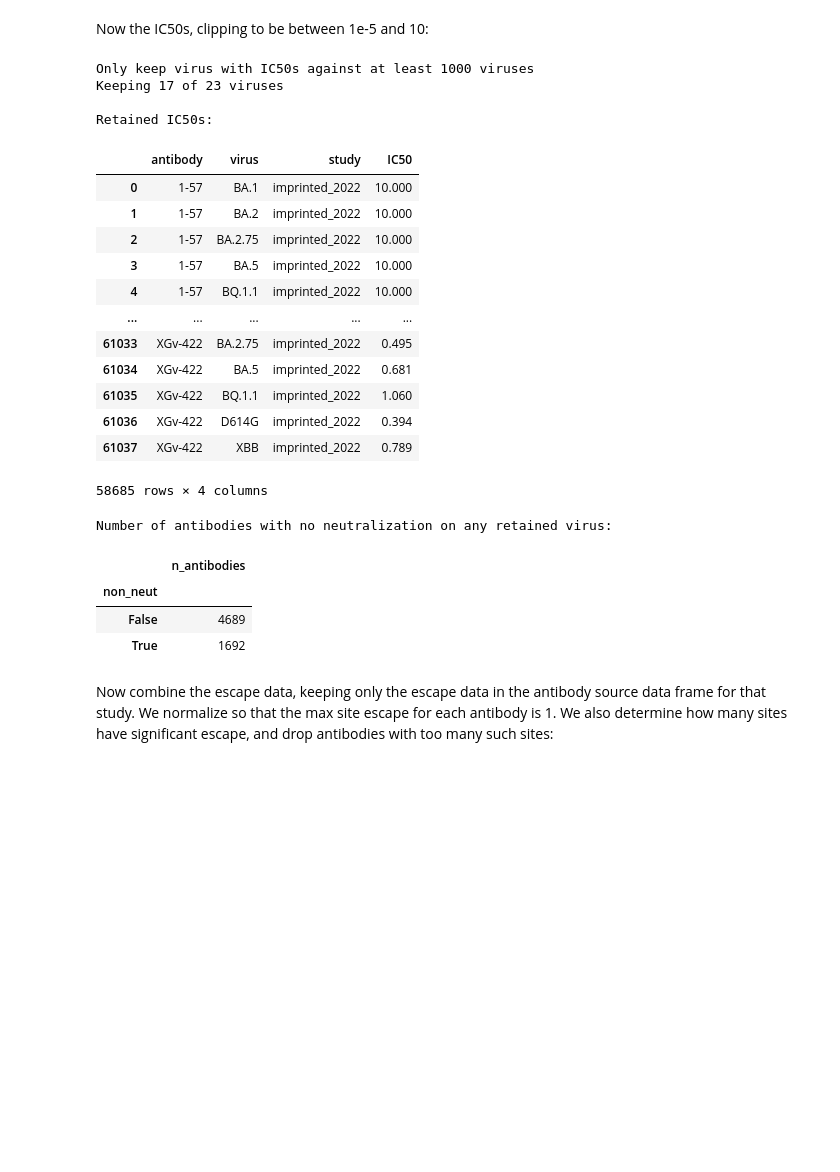
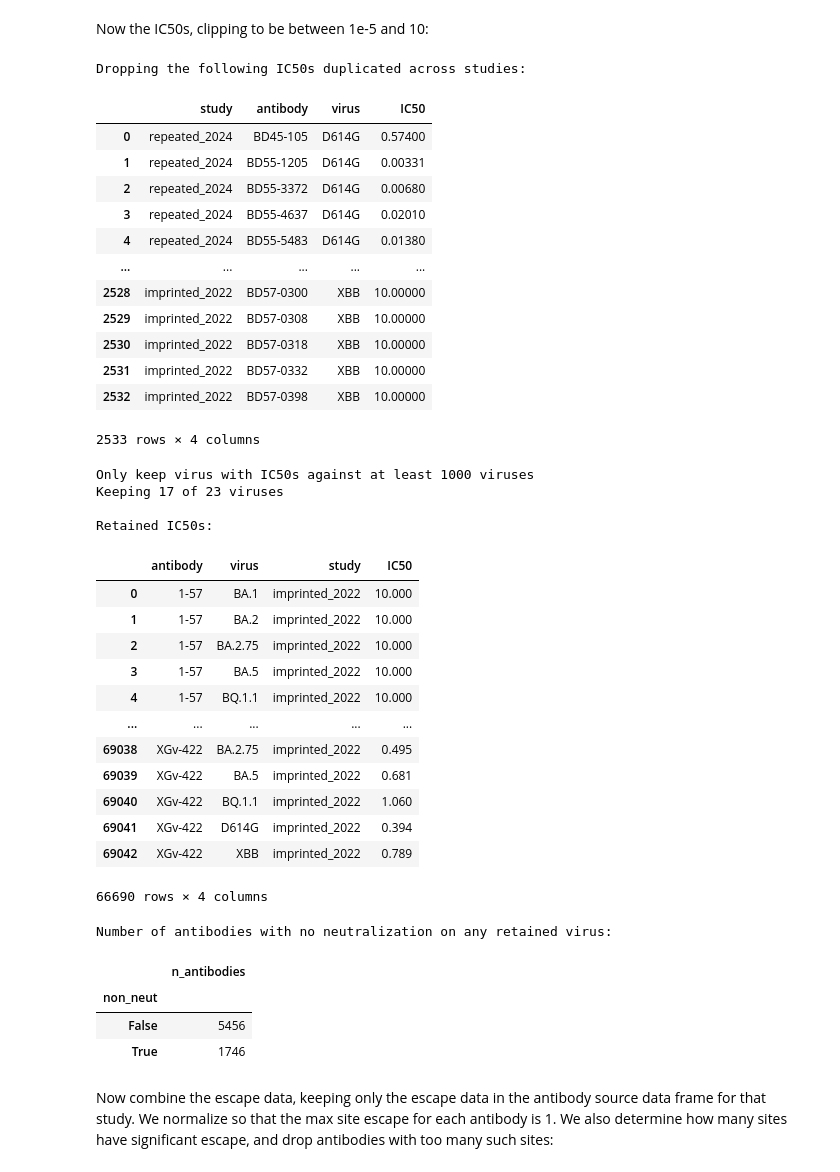
Before and after one commit to jbloomlab/SARS2-RBD-escape-calc, a Jupyter notebook: process_data.ipynb, the cells around one changed output. Drawn from its saved outputs; the diff is of its cells as text; code cells hidden in the pictures; blank space fills up the shorter version.

```diff
--- a/process_data.ipynb
+++ b/process_data.ipynb
@@ -27,11 +27,10 @@ antibody_reweighting = config["antibody_reweighting"]
 # %% [markdown]
 ## Process data from [Evolving antibody response to SARS-CoV-2 antigenic shift from XBB to JN.1](https://www.nature.com/articles/s41586-024-08315-x)
 # %%
-# read the data for Excel Data S2
+# read the antibody data
 evolving_2024_info = (
-    pd.read_excel(
-        "https://static-content.springer.com/esm/art%3A10.1038%2Fs41586-024-08315-x/MediaObjects/41586_2024_8315_MOESM5_ESM.xlsx",
-        header=1,
+    pd.read_csv(
+        "Cao_data/JN1-evolving-antibody-response/data/_Table_S2.csv",
     )
     .assign(study="evolving_2024")
 )
@@ -645,8 +662,8 @@ antibody_ic50s = (
     )
 )
 
-# print("Dropping the following IC50s duplicated across studies:")
-# display(antibody_ic50s.groupby(["antibody", "virus"]).tail(-1).reset_index(drop=True))
+print("Dropping the following IC50s duplicated across studies:")
+display(antibody_ic50s.groupby(["antibody", "virus"]).tail(-1).reset_index(drop=True))
 
 # keep just one of IC50s repeated across studies
 antibody_ic50s = antibody_ic50s.groupby(["antibody", "virus"]).first().reset_index()
@@ -661,55 +678,69 @@ n_antibodies_per_virus = (
     .sort_values("n_antibodies", ascending=False)
     .reset_index()
 )
 viruses_w_enough_antibodies = (
     n_antibodies_per_virus
     .query("n_antibodies >= @virus_min_antibodies")
     ["virus"]
     .tolist()
 )
 print(
     f"Keeping {len(viruses_w_enough_antibodies)} of "
     f"{len(n_antibodies_per_virus)} viruses"
 )
 antibody_ic50s = antibody_ic50s.query("virus in @viruses_w_enough_antibodies")
 
 print("\nRetained IC50s:")
 display(antibody_ic50s)
 
 print("\nNumber of antibodies with no neutralization on any retained virus:")
 assert antibody_ic50s["IC50"].dtype == float
 assert (antibody_ic50s["IC50"] <= 10).all()
 display(
     antibody_ic50s
     .assign(non_neut=lambda x: x["IC50"] == 10)
     .groupby("antibody", as_index=False)
     .aggregate({"non_neut": "all"})
     .groupby("non_neut")
     .aggregate(n_antibodies=pd.NamedAgg("antibody", "nunique"))
 )
 # %% [output]
-Only keep virus with IC50s against at least 1000 viruses
-Keeping 17 of 23 viruses
-
-Retained IC50s:
+Dropping the following IC50s duplicated across studies:
-|  | antibody | virus | study | IC50 |
-| 0 | 1-57 | BA.1 | imprinted_2022 | 10.000 |
-| 1 | 1-57 | BA.2 | imprinted_2022 | 10.000 |
-| 2 | 1-57 | BA.2.75 | imprinted_2022 | 10.000 |
-| 3 | 1-57 | BA.5 | imprinted_2022 | 10.000 |
-| 4 | 1-57 | BQ.1.1 | imprinted_2022 | 10.000 |
+|  | study | antibody | virus | IC50 |
+| 0 | repeated_2024 | BD45-105 | D614G | 0.57400 |
+| 1 | repeated_2024 | BD55-1205 | D614G | 0.00331 |
+| 2 | repeated_2024 | BD55-3372 | D614G | 0.00680 |
+| 3 | repeated_2024 | BD55-4637 | D614G | 0.02010 |
+| 4 | repeated_2024 | BD55-5483 | D614G | 0.01380 |
 | ... | ... | ... | ... | ... |
-| 61033 | XGv-422 | BA.2.75 | imprinted_2022 | 0.495 |
-| 61034 | XGv-422 | BA.5 | imprinted_2022 | 0.681 |
-| 61035 | XGv-422 | BQ.1.1 | imprinted_2022 | 1.060 |
-| 61036 | XGv-422 | D614G | imprinted_2022 | 0.394 |
-| 61037 | XGv-422 | XBB | imprinted_2022 | 0.789 |
+| 2528 | imprinted_2022 | BD57-0300 | XBB | 10.00000 |
+| 2529 | imprinted_2022 | BD57-0308 | XBB | 10.00000 |
+| 2530 | imprinted_2022 | BD57-0318 | XBB | 10.00000 |
+| 2531 | imprinted_2022 | BD57-0332 | XBB | 10.00000 |
+| 2532 | imprinted_2022 | BD57-0398 | XBB | 10.00000 |
-58685 rows × 4 columns
+2533 rows × 4 columns
-Number of antibodies with no neutralization on any retained virus:
+Only keep virus with IC50s against at least 1000 viruses
+Keeping 17 of 23 viruses
+
+Retained IC50s:
-|  | n_antibodies |
-| non_neut |  |
-| False | 4689 |
-| True | 1692 |
+|  | antibody | virus | study | IC50 |
+| 0 | 1-57 | BA.1 | imprinted_2022 | 10.000 |
+| 1 | 1-57 | BA.2 | imprinted_2022 | 10.000 |
+| 2 | 1-57 | BA.2.75 | imprinted_2022 | 10.000 |
+| 3 | 1-57 | BA.5 | imprinted_2022 | 10.000 |
+| 4 | 1-57 | BQ.1.1 | imprinted_2022 | 10.000 |
+| ... | ... | ... | ... | ... |
+| 69038 | XGv-422 | BA.2.75 | imprinted_2022 | 0.495 |
+| 69039 | XGv-422 | BA.5 | imprinted_2022 | 0.681 |
+| 69040 | XGv-422 | BQ.1.1 | imprinted_2022 | 1.060 |
+| 69041 | XGv-422 | D614G | imprinted_2022 | 0.394 |
+| 69042 | XGv-422 | XBB | imprinted_2022 | 0.789 |
+66690 rows × 4 columns
+Number of antibodies with no neutralization on any retained virus:
+|  | n_antibodies |
+| non_neut |  |
+| False | 5456 |
+| True | 1746 |
 # %% [markdown]
 Now combine the escape data, keeping only the escape data in the antibody source data frame for that study.
 We normalize so that the max site escape for each antibody is 1.
```
Also changed, not shown: parts of 7 cells of this notebook, 4 other files.
